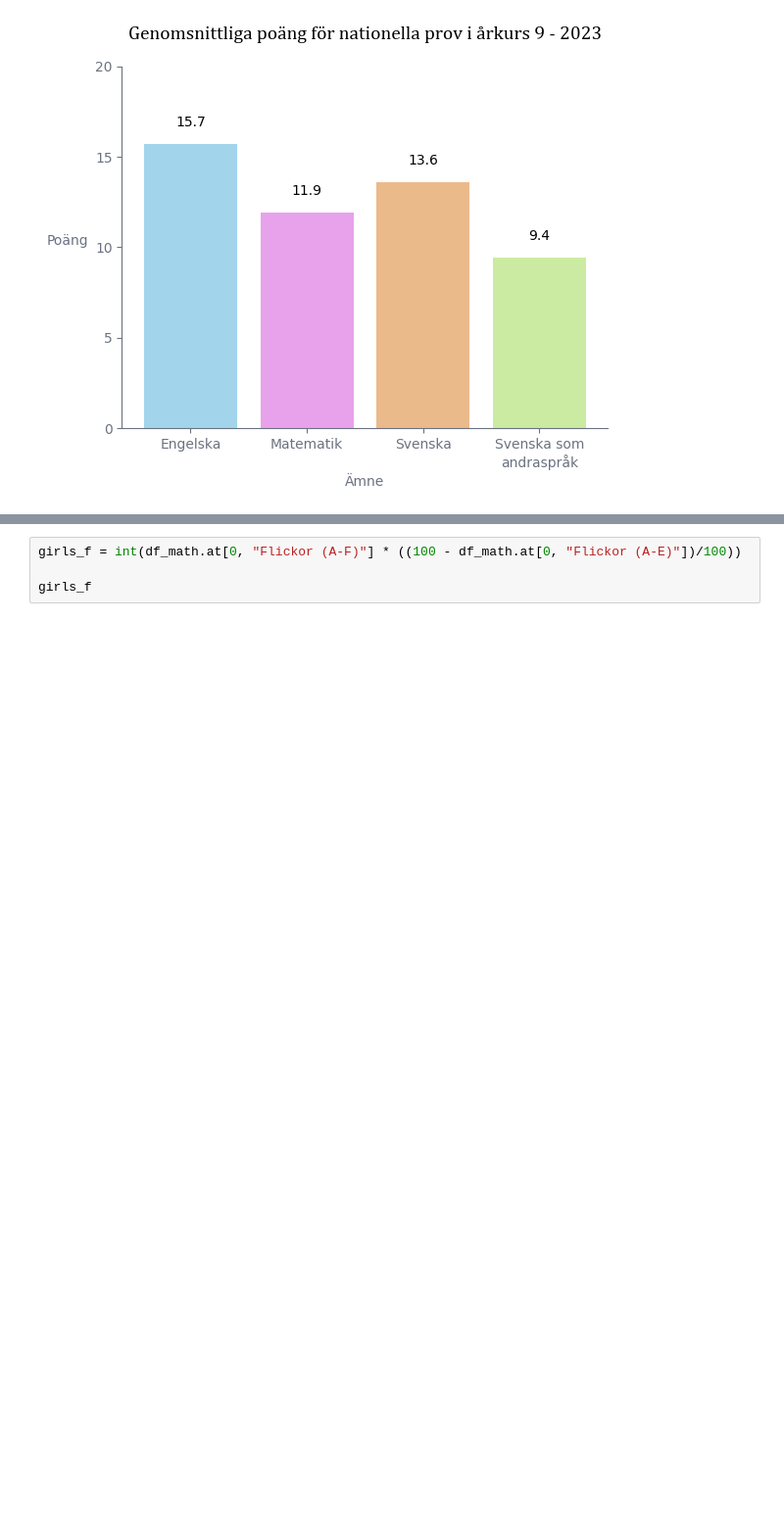
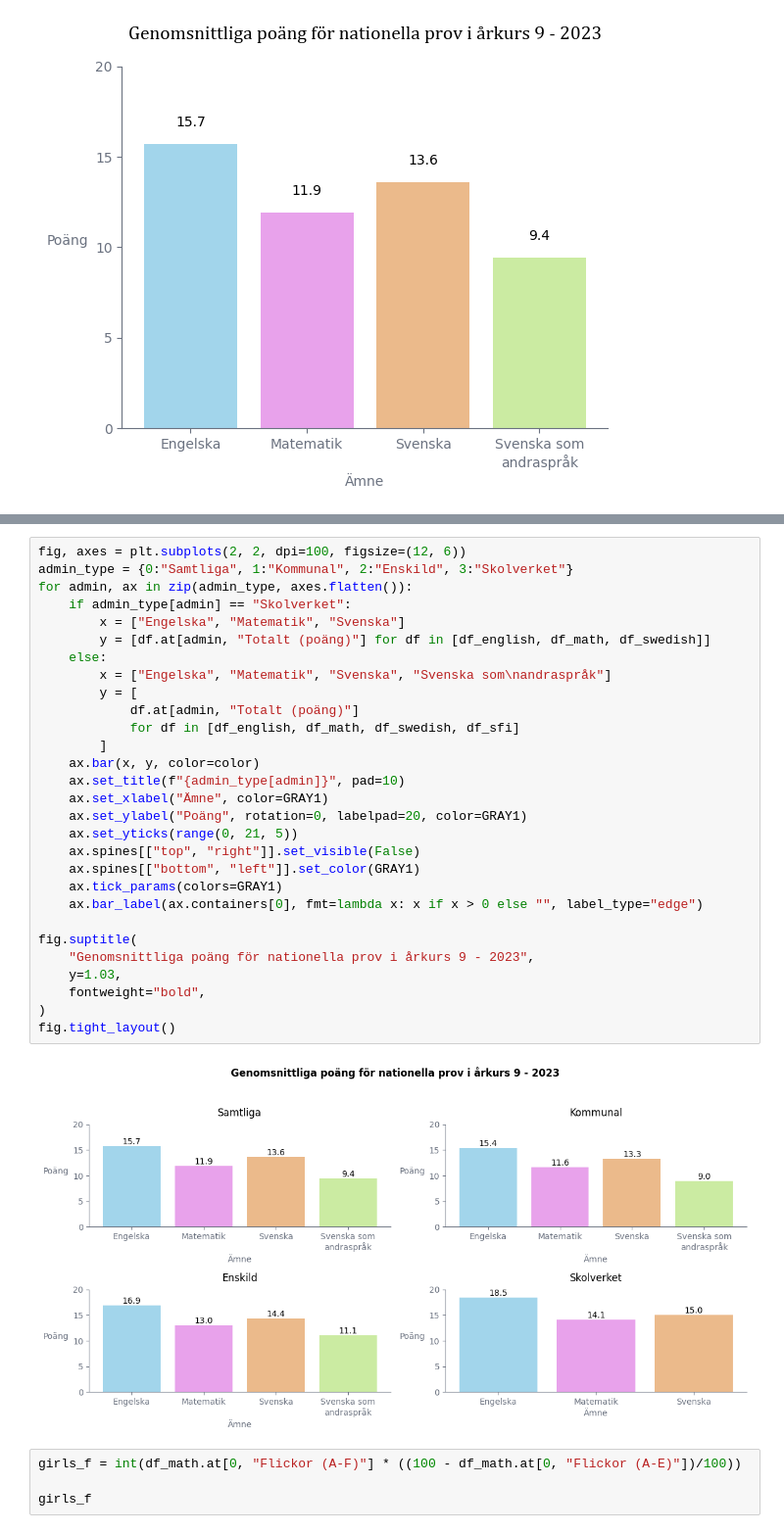
Before and after one commit to LordOfTurtles/Python-Erik-Johansson-OPA23, a Jupyter notebook: labb2/labb2.ipynb, the cells around one changed output, grey strips where cells are left out. Shown at 98% size. Saved outputs shown, nothing was run; the diff lists cells and outputs as text; blank space fills up the shorter version.

```diff
--- a/labb2/labb2.ipynb
+++ b/labb2/labb2.ipynb
@@ -87,3 +124,34 @@ addlabels(x, y)
+# %%
+fig, axes = plt.subplots(2, 2, dpi=100, figsize=(12, 6))
+admin_type = {0:"Samtliga", 1:"Kommunal", 2:"Enskild", 3:"Skolverket"}
+for admin, ax in zip(admin_type, axes.flatten()):
+    if admin_type[admin] == "Skolverket":
+        x = ["Engelska", "Matematik", "Svenska"]
+        y = [df.at[admin, "Totalt (poäng)"] for df in [df_english, df_math, df_swedish]]
+    else:
+        x = ["Engelska", "Matematik", "Svenska", "Svenska som\nandraspråk"]
+        y = [
+            df.at[admin, "Totalt (poäng)"]
+            for df in [df_english, df_math, df_swedish, df_sfi]
+        ]
+    ax.bar(x, y, color=color)
+    ax.set_title(f"{admin_type[admin]}", pad=10)
+    ax.set_xlabel("Ämne", color=GRAY1)
+    ax.set_ylabel("Poäng", rotation=0, labelpad=20, color=GRAY1)
+    ax.set_yticks(range(0, 21, 5))
+    ax.spines[["top", "right"]].set_visible(False)
+    ax.spines[["bottom", "left"]].set_color(GRAY1)
+    ax.tick_params(colors=GRAY1)
+    ax.bar_label(ax.containers[0], fmt=lambda x: x if x > 0 else "", label_type="edge")
+
+fig.suptitle(
+    "Genomsnittliga poäng för nationella prov i årkurs 9 - 2023",
+    y=1.03,
+    fontweight="bold",
+)
+fig.tight_layout()
+# %% [output]
+[figure, added]
 # %%
 girls_f = int(df_math.at[0, "Flickor (A-F)"] * ((100 - df_math.at[0, "Flickor (A-E)"])/100))
 
```
Also changed, not shown: parts of 4 cells of this notebook.
